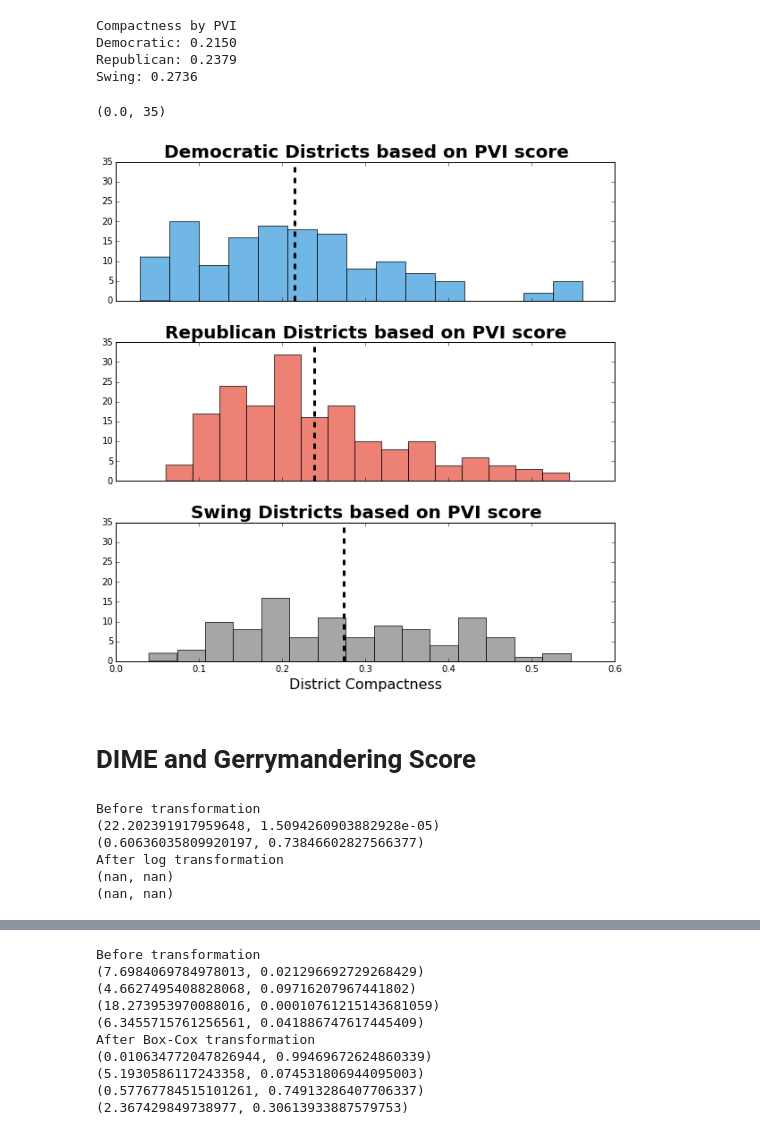
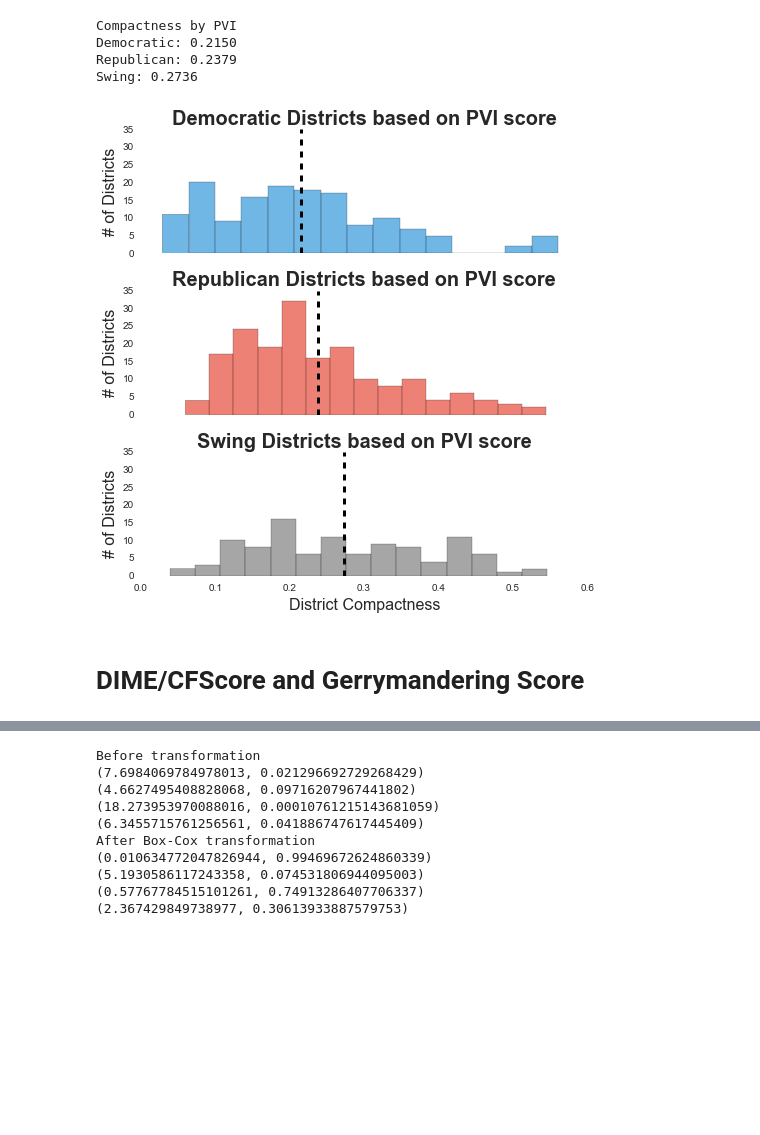
Before and after one commit to Najuh/gerrymandering-congress, a Jupyter notebook: python/analysis.ipynb, the cells around one changed output, grey strips where cells are left out. Drawn from its saved outputs; the diff is of its cells as text; code cells hidden in the pictures; blank space fills up the shorter version.

```diff
--- a/python/analysis.ipynb
+++ b/python/analysis.ipynb
@@ -223,11 +234,12 @@ dfdist['pvi_dist'] = dfdist['pvi_dist'].astype(np.int)
 # the states below have only one congressional district
 oneCD = ['AK', 'DE', 'MT', 'ND', 'SD', 'VT', 'WY']
 # create data frame without these states
-df3states = dfdist[~dfdist.state.isin(oneCD)]
+df_noAtLarge = dfdist[~dfdist.state.isin(oneCD)]
 # %%
-demS = df3states[df3states['pvi_dist'] > 5]
-repS = df3states[(df3states['pvi_dist'] < -5)]
-swS = df3states[(df3states['pvi_dist'] <=5) & (df3states['pvi_dist'] >= - 5)]
+# split data by PVI
+demS = df_noAtLarge[df_noAtLarge['pvi_dist'] > 5]
+repS = df_noAtLarge[(df_noAtLarge['pvi_dist'] < -5)]
+swS = df_noAtLarge[(df_noAtLarge['pvi_dist'] <=5) & (df_noAtLarge['pvi_dist'] >= - 5)]
 # %%
 # data is not normally distributed, need to transform
 print("Before transformation")
@@ -275,39 +297,40 @@ Democratic: 0.2150
 Republican: 0.2379
 Swing: 0.2736
 # %%
-f, (ax1,ax2,ax3) = plt.subplots(3, 1, sharex=True, sharey=True)
+f, (ax1,ax2,ax3) = plt.subplots(3, 1, sharex=True, sharey=True, figsize=(8, 8))
 f.subplots_adjust(wspace=0.08,hspace=0.3)
-f.set_size_inches(10,10)
+# f.set_size_inches(10,10)
+
+bins = 15
+
 # plot histograms
-demS['compact'].hist(ax=ax1,color='#3498db', alpha = 0.7, bins=15)
-repS['compact'].hist(ax=ax2,color='#e74c3c', alpha = 0.7, bins=15)
-swS['compact'].hist(ax=ax3,color='grey', alpha = 0.7, bins=15)
-
-ax1.grid(False)
-ax2.grid(False)
-ax3.grid(False)
+demS['compact'].hist(ax=ax1, color=colors['blue'], alpha=figset['alpha'], bins=bins)
+repS['compact'].hist(ax=ax2, color=colors['red'], alpha=figset['alpha'], bins=bins)
+swS['compact'].hist(ax=ax3, color = colors['gray'], alpha=figset['alpha'], bins=bins)
 
 # set labels
-ax1.set_title('Democratic Districts based on PVI score', fontsize=20,fontweight='bold')
-ax2.set_title('Republican Districts based on PVI score', fontsize=20,fontweight='bold')
-ax3.set_title('Swing Districts based on PVI score', fontsize=20, fontweight='bold')
+ax1.set_title('Democratic Districts based on PVI score', fontsize=fonts['titlesize'], fontweight=fonts['titleweight'])
+ax2.set_title('Republican Districts based on PVI score', fontsize=fonts['titlesize'], fontweight=fonts['titleweight'])
+ax3.set_title('Swing Districts based on PVI score', fontsize=fonts['titlesize'], fontweight=fonts['titleweight'])
 
-ax3.set_xlabel('District Compactness', fontsize=16)
+ax3.set_xlabel('District Compactness', fontsize=fonts['xlabelsize'], fontweight=fonts['xlabelweight'])
+
+ax1.set_ylabel('# of Districts', fontsize=fonts['ylabelsize'], fontweight=fonts['ylabelweight'])
+ax2.set_ylabel('# of Districts', fontsize=fonts['ylabelsize'], fontweight=fonts['ylabelweight'])
+ax3.set_ylabel('# of Districts', fontsize=fonts['ylabelsize'], fontweight=fonts['ylabelweight'])
 
 ax1.axvline(demS['compact'].mean(), color='black', linestyle='dashed', linewidth=3)
 ax2.axvline(repS['compact'].mean(), color='black', linestyle='dashed', linewidth=3)
 ax3.axvline(swS['compact'].mean(), color='black', linestyle='dashed', linewidth=3)
 
-ylim=35
-ax1.set_ylim(top=ylim)
-ax2.set_ylim(top=ylim)
-ax3.set_ylim(top=ylim)
-# plt.savefig("pvi_comp_hist.png",bbox_inches='tight', dpi = 1200 )
+ymax=35
+ax1.set_ylim(top=ymax)
+
+plt.savefig("pvi_comp_hist.png", bbox_inches='tight', dpi=figset['dpi'])
 # %% [output]
-(0.0, 35)
-[figure, old version]
+[figure, new version]
 # %% [markdown]
-# DIME and Gerrymandering Score
+# DIME/CFScore and Gerrymandering Score
 # %%
 methodReapportion = 'state'
 
@@ -327,15 +343,0 @@ cf_dfdist_nogm = dfjoin[~dfjoin['state'].isin(state_gerry)].dropna()
-# %%
-# data is not normally distributed, need to transform
-print("Before transformation")
-print(stats.normaltest(cf_dfdist_gm[cfscore]))
-print(stats.normaltest(cf_dfdist_nogm[cfscore]))
-# print("After log transformation")
-# print(stats.normaltest(cf_dfdist_gm[cfscore].apply(np.log)))
-# print(stats.normaltest(cf_dfdist_nogm[cfscore].apply(np.log)))
-# %% [output]
-Before transformation
-(22.202391917959648, 1.5094260903882928e-05)
-(0.60636035809920197, 0.73846602827566377)
-After log transformation
-(nan, nan)
-(nan, nan)
```
Also changed, not shown: parts of 25 cells of this notebook.
